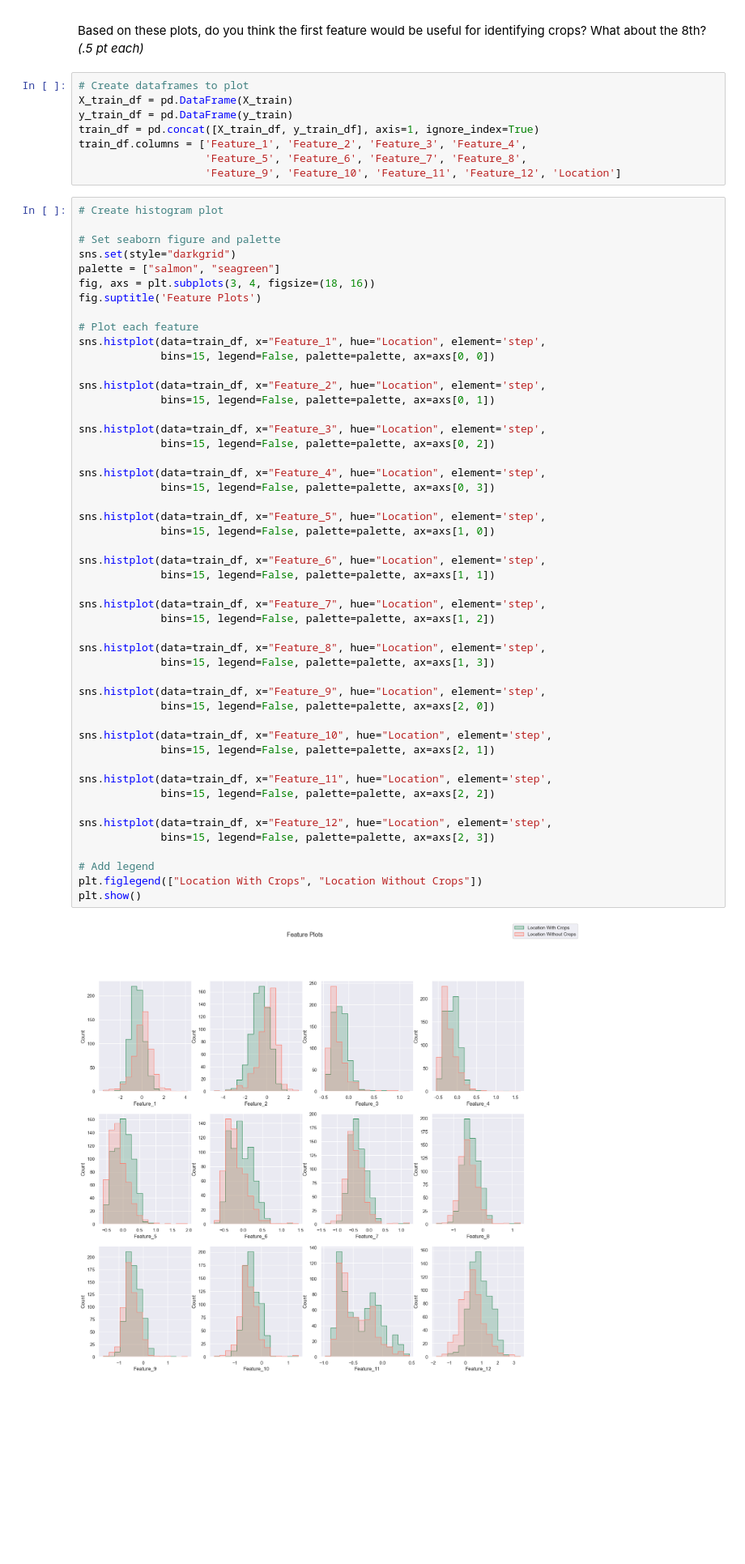
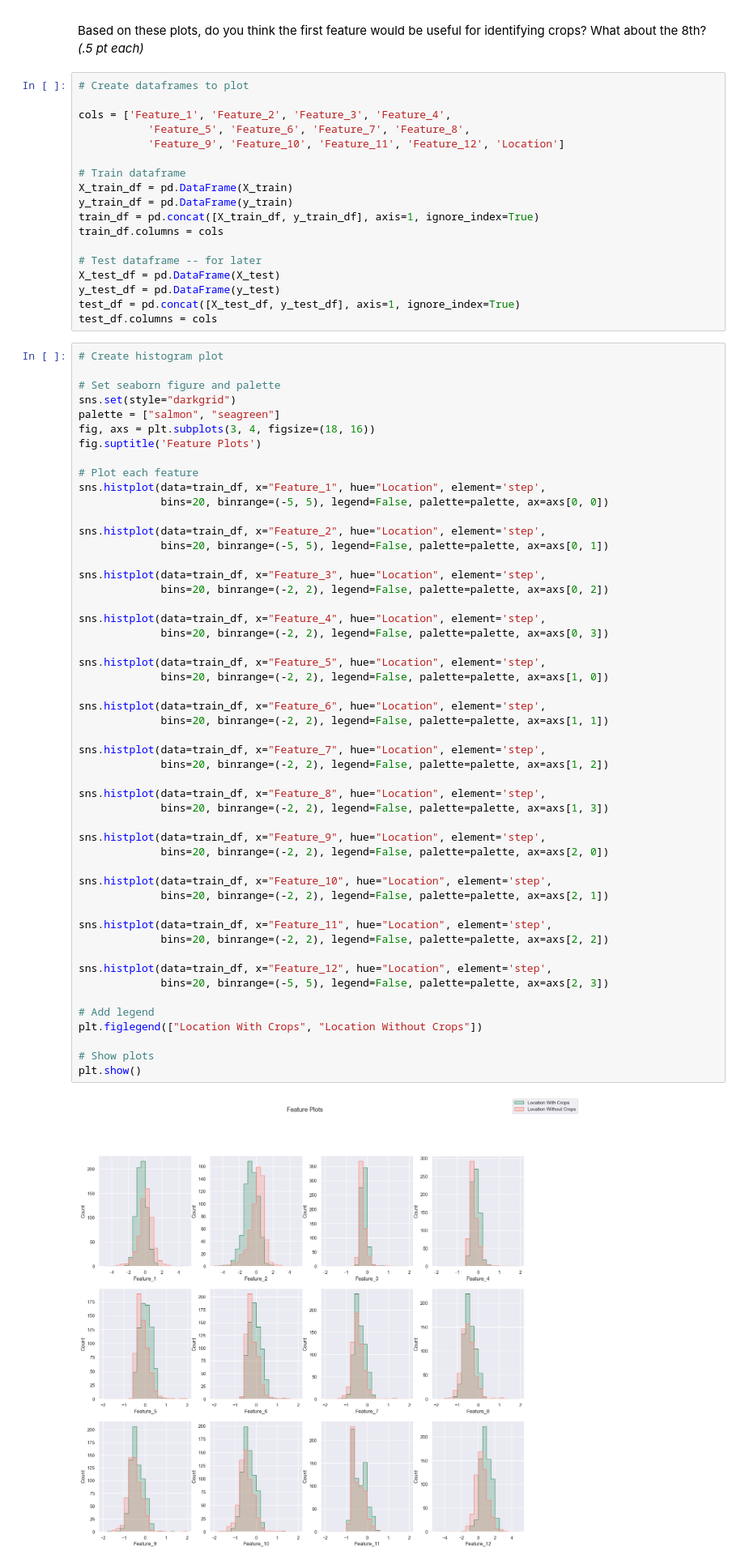
Before and after one commit to jc9536/IdentifyingCrops, a Jupyter notebook: Jaimie Chin - IdentifyingCrops.ipynb, the cells around one changed output. Shown at 81% size. Cells and saved outputs as stored; diff of their text form; blank space fills up the shorter version.

```diff
--- a/Jaimie Chin - IdentifyingCrops.ipynb
+++ b/Jaimie Chin - IdentifyingCrops.ipynb
@@ -32,12 +35,22 @@ Plot histograms of the training values of each feature. Specifically, for each f
 Based on these plots, do you think the first feature would be useful for identifying crops? What about the 8th? *(.5 pt each)*
 # %%
 # Create dataframes to plot
+
+cols = ['Feature_1', 'Feature_2', 'Feature_3', 'Feature_4',
+           'Feature_5', 'Feature_6', 'Feature_7', 'Feature_8',
+           'Feature_9', 'Feature_10', 'Feature_11', 'Feature_12', 'Location']
+
+# Train dataframe
 X_train_df = pd.DataFrame(X_train)
 y_train_df = pd.DataFrame(y_train)
 train_df = pd.concat([X_train_df, y_train_df], axis=1, ignore_index=True)
-train_df.columns = ['Feature_1', 'Feature_2', 'Feature_3', 'Feature_4',
-                    'Feature_5', 'Feature_6', 'Feature_7', 'Feature_8',
-                    'Feature_9', 'Feature_10', 'Feature_11', 'Feature_12', 'Location']
+train_df.columns = cols
+
+# Test dataframe -- for later
+X_test_df = pd.DataFrame(X_test)
+y_test_df = pd.DataFrame(y_test)
+test_df = pd.concat([X_test_df, y_test_df], axis=1, ignore_index=True)
+test_df.columns = cols
 # %%
 # Create histogram plot
 
@@ -49,45 +62,47 @@ fig.suptitle('Feature Plots')
 
 # Plot each feature
 sns.histplot(data=train_df, x="Feature_1", hue="Location", element='step',
-             bins=15, legend=False, palette=palette, ax=axs[0, 0])
+             bins=20, binrange=(-5, 5), legend=False, palette=palette, ax=axs[0, 0])
 
 sns.histplot(data=train_df, x="Feature_2", hue="Location", element='step',
-             bins=15, legend=False, palette=palette, ax=axs[0, 1])
+             bins=20, binrange=(-5, 5), legend=False, palette=palette, ax=axs[0, 1])
 
 sns.histplot(data=train_df, x="Feature_3", hue="Location", element='step',
-             bins=15, legend=False, palette=palette, ax=axs[0, 2])
+             bins=20, binrange=(-2, 2), legend=False, palette=palette, ax=axs[0, 2])
 
 sns.histplot(data=train_df, x="Feature_4", hue="Location", element='step',
-             bins=15, legend=False, palette=palette, ax=axs[0, 3])
+             bins=20, binrange=(-2, 2), legend=False, palette=palette, ax=axs[0, 3])
 
 sns.histplot(data=train_df, x="Feature_5", hue="Location", element='step',
-             bins=15, legend=False, palette=palette, ax=axs[1, 0])
+             bins=20, binrange=(-2, 2), legend=False, palette=palette, ax=axs[1, 0])
 
 sns.histplot(data=train_df, x="Feature_6", hue="Location", element='step',
-             bins=15, legend=False, palette=palette, ax=axs[1, 1])
+             bins=20, binrange=(-2, 2), legend=False, palette=palette, ax=axs[1, 1])
 
 sns.histplot(data=train_df, x="Feature_7", hue="Location", element='step',
-             bins=15, legend=False, palette=palette, ax=axs[1, 2])
+             bins=20, binrange=(-2, 2), legend=False, palette=palette, ax=axs[1, 2])
 
 sns.histplot(data=train_df, x="Feature_8", hue="Location", element='step',
-             bins=15, legend=False, palette=palette, ax=axs[1, 3])
+             bins=20, binrange=(-2, 2), legend=False, palette=palette, ax=axs[1, 3])
 
 sns.histplot(data=train_df, x="Feature_9", hue="Location", element='step',
-             bins=15, legend=False, palette=palette, ax=axs[2, 0])
+             bins=20, binrange=(-2, 2), legend=False, palette=palette, ax=axs[2, 0])
 
 sns.histplot(data=train_df, x="Feature_10", hue="Location", element='step',
-             bins=15, legend=False, palette=palette, ax=axs[2, 1])
+             bins=20, binrange=(-2, 2), legend=False, palette=palette, ax=axs[2, 1])
 
 sns.histplot(data=train_df, x="Feature_11", hue="Location", element='step',
-             bins=15, legend=False, palette=palette, ax=axs[2, 2])
+             bins=20, binrange=(-2, 2), legend=False, palette=palette, ax=axs[2, 2])
 
 sns.histplot(data=train_df, x="Feature_12", hue="Location", element='step',
-             bins=15, legend=False, palette=palette, ax=axs[2, 3])
+             bins=20, binrange=(-5, 5), legend=False, palette=palette, ax=axs[2, 3])
 
 # Add legend
 plt.figlegend(["Location With Crops", "Location Without Crops"])
+
+# Show plots
 plt.show()
 # %% [output]
-[figure, old version]
+[figure, new version]
 # %% [markdown]
 Train a logistic regression model on the training data to classify each data point as containing crops or not *(1 pt)*. Evaluate the model separately on both the training and test set according to the overall classification accuracy. Because this a binary classification model, we can also use more fine-grained measures of performance such as [precision and recall](https://en.wikipedia.org/wiki/Precision_and_recall). Evaluate the model on these metrics as well *(.5 pt for each metric for training and test - 3 pts total)*.
```
Also changed, not shown: parts of 8 cells of this notebook.
